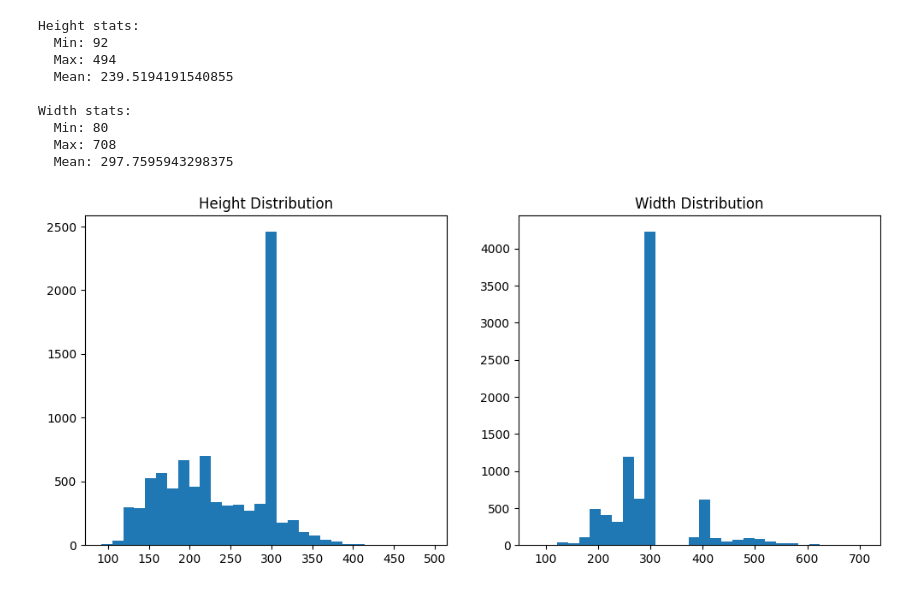
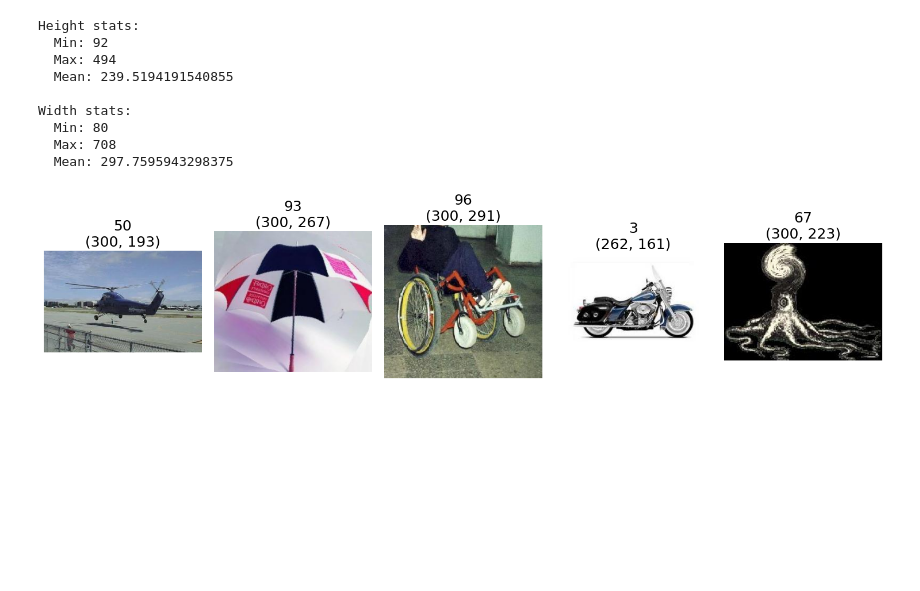
Before and after one commit to k-boateng/AI_In_Medicine_Project_1, a Jupyter notebook: notebooks/00_eda.ipynb, the cells around one changed output. Cells and saved outputs as stored; diff of their text form; code cells hidden in the pictures; blank space fills up the shorter version.

```diff
--- a/notebooks/00_eda.ipynb
+++ b/notebooks/00_eda.ipynb
@@ -94,19 +99,22 @@ Width stats:
   Min: 80
   Max: 708
   Mean: 297.7595943298375
-# %%
-#Plots
-
-plt.figure(figsize=(12,5))
-
-plt.subplot(1,2,1)
-plt.hist(heights, bins=30)
-plt.title("Height Distribution")
-
-plt.subplot(1,2,2)
-plt.hist(widths, bins=30)
-plt.title("Width Distribution")
-
-plt.show()
-# %% [output]
-[figure, removed]
+# %%
+def show_sample_grid(paths, labels, n=5):
+    unique_labels = list(set(labels))
+    selected_labels = np.random.choice(unique_labels, n, replace=False)
+
+    fig, axes = plt.subplots(1, n, figsize=(15, 5))
+    for i, label in enumerate(selected_labels):
+        # Find first image with this label
+        idx = labels.index(label)
+        img = Image.open(paths[idx])
+        axes[i].imshow(img)
+        axes[i].set_title(f"{label}\n{img.size}")
+        axes[i].axis('off')
+    plt.tight_layout()
+    plt.show()
+
+show_sample_grid(paths, labels)
+# %% [output]
+[figure, added]
```
Also changed, not shown: parts of 5 cells of this notebook.
